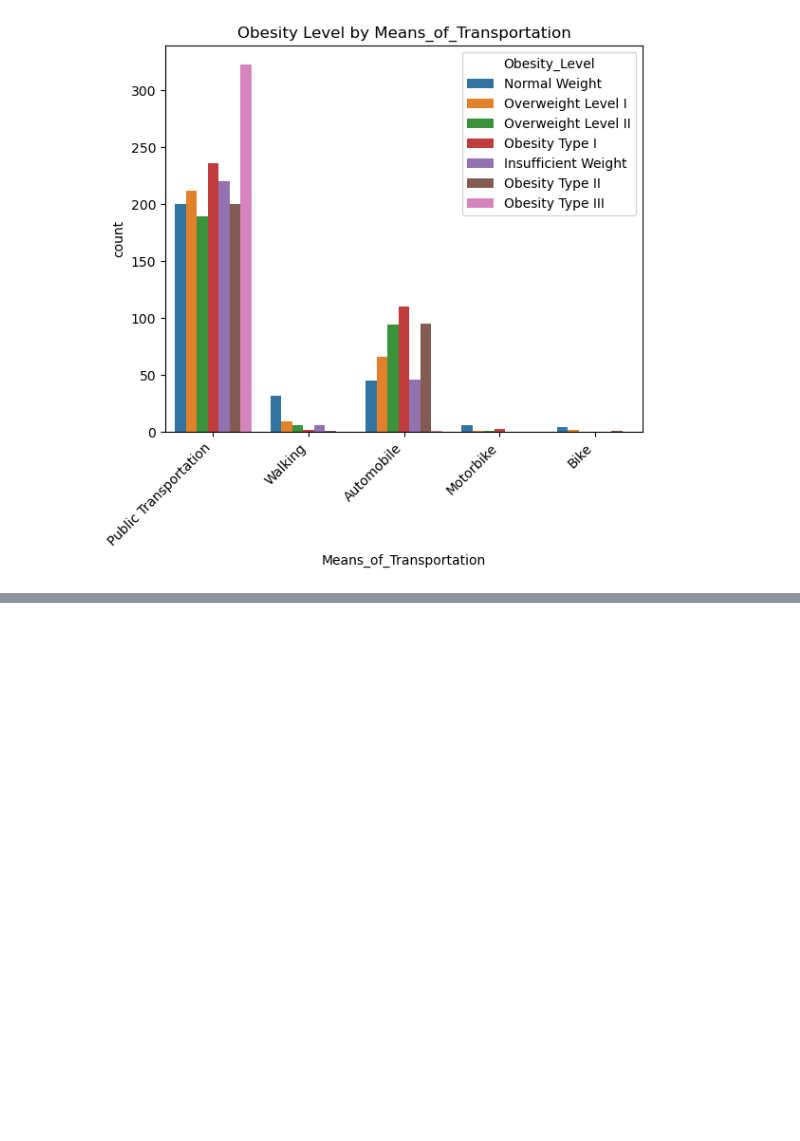
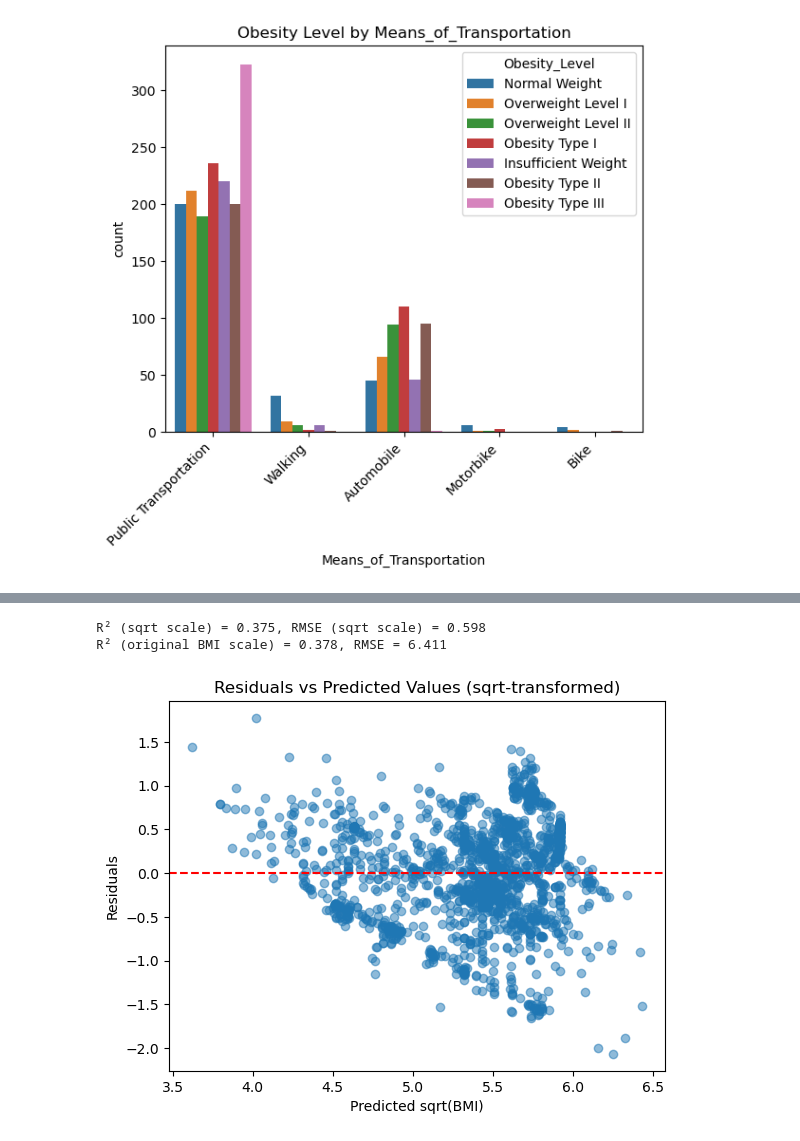
Before and after one commit to natalieseah/MLFinalProject, a Jupyter notebook: DS 6021 Final Project.ipynb, the cells around one changed output, grey strips where cells are left out. Saved outputs shown, nothing was run; the diff lists cells and outputs as text; code cells hidden in the pictures; blank space fills up the shorter version.

```diff
--- a/DS 6021 Final Project.ipynb
+++ b/DS 6021 Final Project.ipynb
@@ -208,0 +452,16 @@ for col in cat2:
+# %%
+from sklearn.metrics import r2_score, mean_squared_error
+
+X_test_sm_refit = sm.add_constant(X_test_df_refit)  # add constant to test predictors
+y_pred_log = model_log.predict(X_test_sm_refit)
+
+#eval on log scale
+r2_log = r2_score(y_test_log, y_pred_log)
+rmse_log = np.sqrt(mean_squared_error(y_test_log, y_pred_log))
+print(f"R² (log scale) = {r2_log:.3f}, RMSE (log scale) = {rmse_log:.3f}")
+
+#og scale
+y_pred = np.exp(y_pred_log)
+r2_orig = r2_score(y_test, y_pred)
+rmse_orig = np.sqrt(mean_squared_error(y_test, y_pred))
+print(f"R² (original BMI scale) = {r2_orig:.3f}, RMSE = {rmse_orig:.3f}")
@@ -208,0 +484,8 @@ for col in cat2:
+# %%
+y_train_sqrt = np.sqrt(y_train)
+y_test_sqrt = np.sqrt(y_test)
+
+X_train_sm_refit = sm.add_constant(X_train_df_refit)
+model_sqrt = sm.OLS(y_train_sqrt, X_train_sm_refit).fit()
+
+print(model_sqrt.summary())
@@ -208,0 +510,33 @@ for col in cat2:
+# %%
+X_test_sm_refit = sm.add_constant(X_test_df_refit)
+y_pred_sqrt = model_sqrt.predict(X_test_sm_refit)
+
+from sklearn.metrics import r2_score, mean_squared_error
+import numpy as np
+
+#sqrt scale
+r2_sqrt = r2_score(y_test_sqrt, y_pred_sqrt)
+rmse_sqrt = np.sqrt(mean_squared_error(y_test_sqrt, y_pred_sqrt))
+print(f"R² (sqrt scale) = {r2_sqrt:.3f}, RMSE (sqrt scale) = {rmse_sqrt:.3f}")
+
+#og
+y_pred = y_pred_sqrt**2  # back-transform
+r2_orig = r2_score(y_test, y_pred)
+rmse_orig = np.sqrt(mean_squared_error(y_test, y_pred))
+print(f"R² (original BMI scale) = {r2_orig:.3f}, RMSE = {rmse_orig:.3f}")
+# %% [output]
+R² (sqrt scale) = 0.375, RMSE (sqrt scale) = 0.598
+R² (original BMI scale) = 0.378, RMSE = 6.411
+# %%
+residuals_sqrt = y_train_sqrt - model_sqrt.fittedvalues
+
+# Residuals vs fitted
+import matplotlib.pyplot as plt
+plt.scatter(model_sqrt.fittedvalues, residuals_sqrt, alpha=0.5)
+plt.axhline(0, color='red', linestyle='--')
+plt.xlabel("Predicted sqrt(BMI)")
+plt.ylabel("Residuals")
+plt.title("Residuals vs Predicted Values (sqrt-transformed)")
+plt.show()
+# %% [output]
+[figure, added]
```
Also changed, not shown: parts of 27 cells of this notebook.
